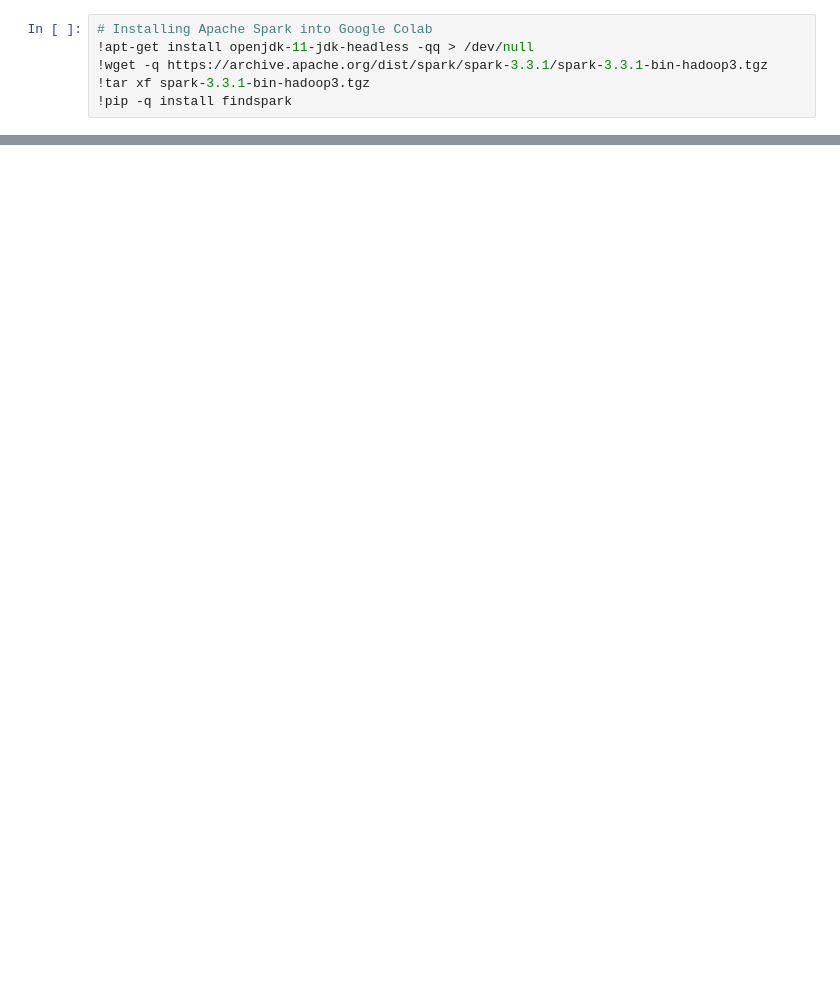
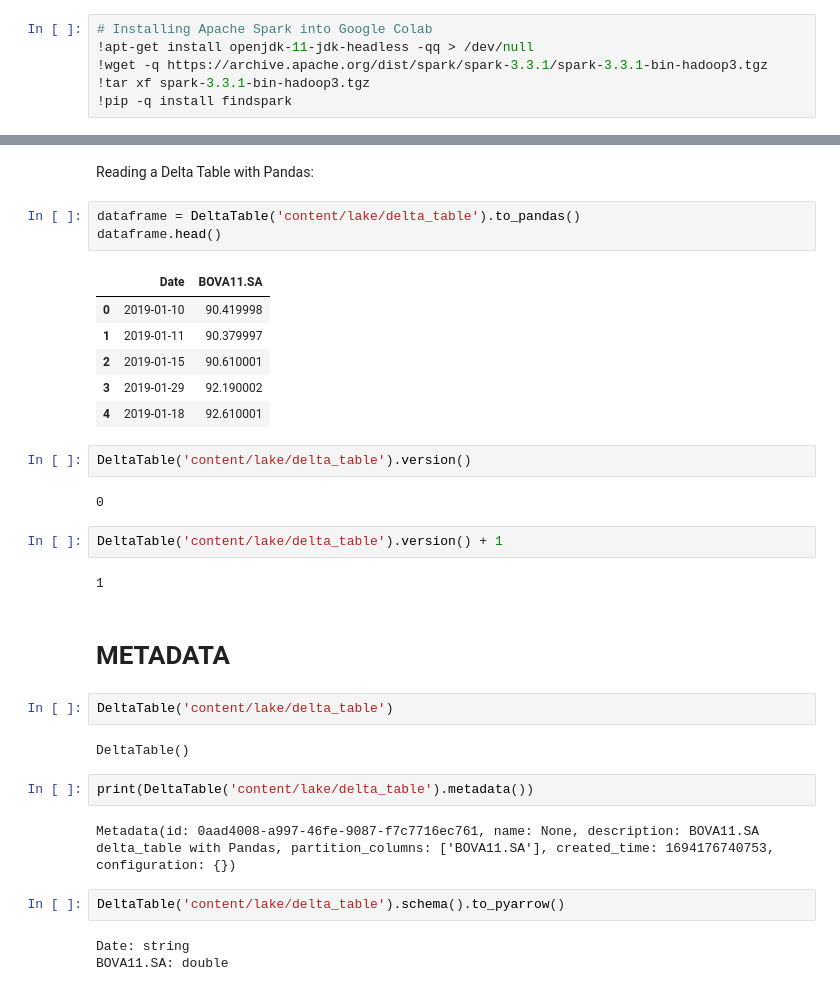
Before and after one commit to cantaruttim/Deltalake, a Jupyter notebook: Deltalake_Building.ipynb, the cells around one changed output, grey strips where cells are left out. Cells and saved outputs as stored; diff of their text form; blank space fills up the shorter version.

```diff
--- a/Deltalake_Building.ipynb
+++ b/Deltalake_Building.ipynb
@@ -27,0 +58,35 @@ Resolving deltas: 100% (1/1), done.
+# %% [markdown]
+Reading a Delta Table with Pandas:
+# %%
+dataframe = DeltaTable('content/lake/delta_table').to_pandas()
+dataframe.head()
+# %% [output]
+|  | Date | BOVA11.SA |
+| 0 | 2019-01-10 | 90.419998 |
+| 1 | 2019-01-11 | 90.379997 |
+| 2 | 2019-01-15 | 90.610001 |
+| 3 | 2019-01-29 | 92.190002 |
+| 4 | 2019-01-18 | 92.610001 |
+# %%
+DeltaTable('content/lake/delta_table').version()
+# %% [output]
+0
+# %%
+DeltaTable('content/lake/delta_table').version() + 1
+# %% [output]
+1
+# %% [markdown]
+# METADATA
+# %%
+DeltaTable('content/lake/delta_table')
+# %% [output]
+DeltaTable()
+# %%
+print(DeltaTable('content/lake/delta_table').metadata())
+# %% [output]
+Metadata(id: 0aad4008-a997-46fe-9087-f7c7716ec761, name: None, description: BOVA11.SA delta_table with Pandas, partition_columns: ['BOVA11.SA'], created_time: 1694176740753, configuration: {})
+# %%
+DeltaTable('content/lake/delta_table').schema().to_pyarrow()
+# %% [output]
+Date: string
+BOVA11.SA: double
```
Also changed, not shown: parts of 18 cells of this notebook.
